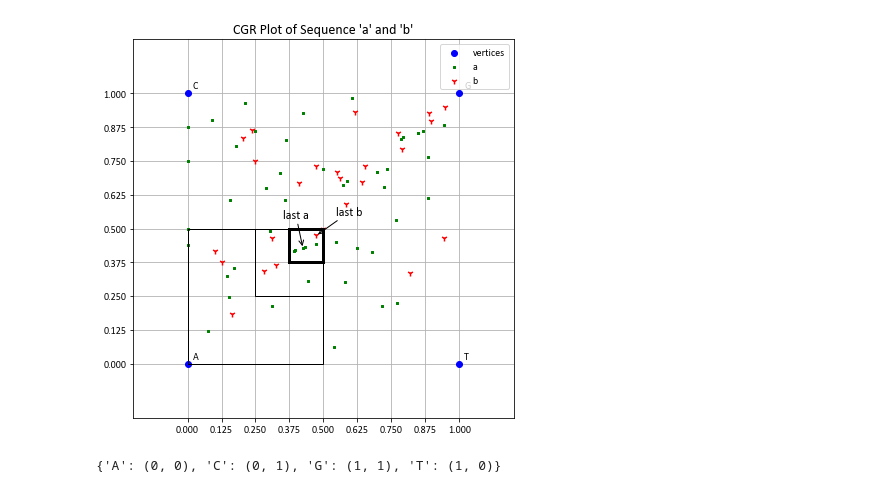
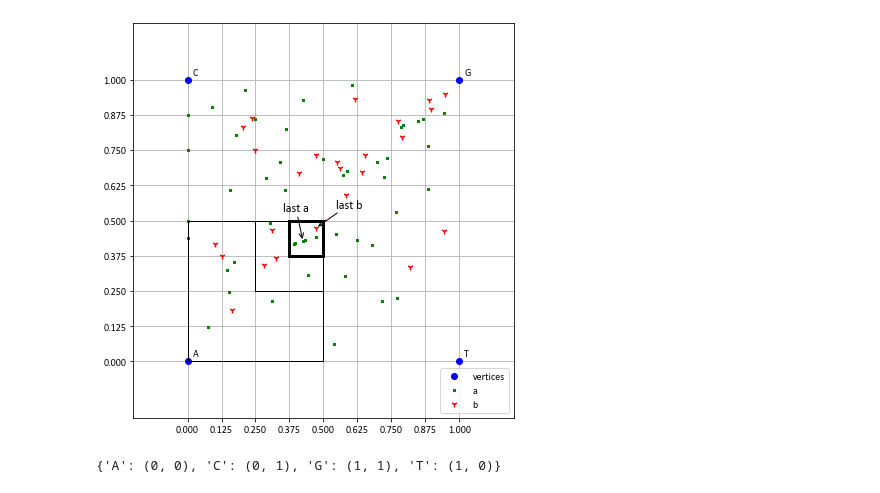
Before and after one commit to katherine983/pyusm, a Jupyter notebook: doc/manuscript2_figures.ipynb, the cells around one changed output. Drawn from its saved outputs; the diff is of its cells as text; code cells hidden in the pictures.

```diff
--- a/doc/manuscript2_figures.ipynb
+++ b/doc/manuscript2_figures.ipynb
@@ -35,37 +35,37 @@ ymax = y_vals.max() + 0.2
 cgr_a = pyusm.USM.cgr2d(a, A=A)
 cgr_b = pyusm.USM.cgr2d(b, A=A)
 cgr3, ax3 = plt.subplots(figsize=(6, 6))
 ax3.set(xlim=(xmin, xmax), ylim=(ymin, ymax))
 ax3.scatter(x_vals, y_vals, c='b', label='vertices', marker="o")
 for i, xy in enumerate(zip(x_vals, y_vals)):
     ax3.annotate(f'{labels[i]}', xy, xycoords='data', xytext=(5, 5), textcoords='offset pixels')
 xa, ya = zip(*cgr_a.fw)
 xb, yb = zip(*cgr_b.fw)
 ax3.scatter(xa, ya, c='g', label='a', marker='s', s=6)
 ax3.scatter(xb, yb, c='r', label='b', marker="1")
 
 ax3.annotate('last a', cgr_a.fw[-1], xytext=(-20,30), textcoords='offset points', arrowprops=dict(arrowstyle='->'), fontsize=12)
 ax3.annotate('last b', cgr_b.fw[-1], xytext=(20,20), textcoords='offset points', arrowprops=dict(arrowstyle='->'), fontsize=12)
-plt.title("CGR Plot of Sequence 'a' and 'b'", fontsize=14)
+#plt.title("CGR Plot of Sequence 'a' and 'b'", fontsize=14)
 # set suffix length to calculate subquadrant size
 k=3
 q = 2**(-k)
 qx = np.linspace(0, 1, (2**k)+1)
 plt.xticks(qx)
 plt.yticks(qx)
 ax3.grid()
 ax3.set_axisbelow(True)
 quad3 = patches.Rectangle((0.375, 0.375), q, q, linewidth='3', edgecolor='k', facecolor='none', label='')
 quad1 = patches.Rectangle((0, 0), 2**-1, 2**-1, linewidth='1', edgecolor='k', facecolor='none')
 quad2 = patches.Rectangle((0.25, 0.25), 2**-2, 2**-2, linewidth='1', edgecolor='k', facecolor='none')
 ax3.add_patch(quad1)
 ax3.add_patch(quad2)
 ax3.add_patch(quad3)
-ax3.legend()
+ax3.legend(loc='lower right')
 plt.tight_layout()
-plt.savefig("G:\My Drive\Dissertation Writings\Manuscript_2\CGR_suffix_plot.png", bbox_inches='tight')
+plt.savefig("G:\My Drive\Dissertation Writings\Manuscript_2\CGR_suffix_plot2.png", bbox_inches='tight')
 # %% [output]
-[figure, old version]
+[figure, new version]
 # %%
 with open(demo_files/'humhbb.txt', 'r') as fhand:
     seq = list(fhand.read())
```
Also changed, not shown: 2 other files.
